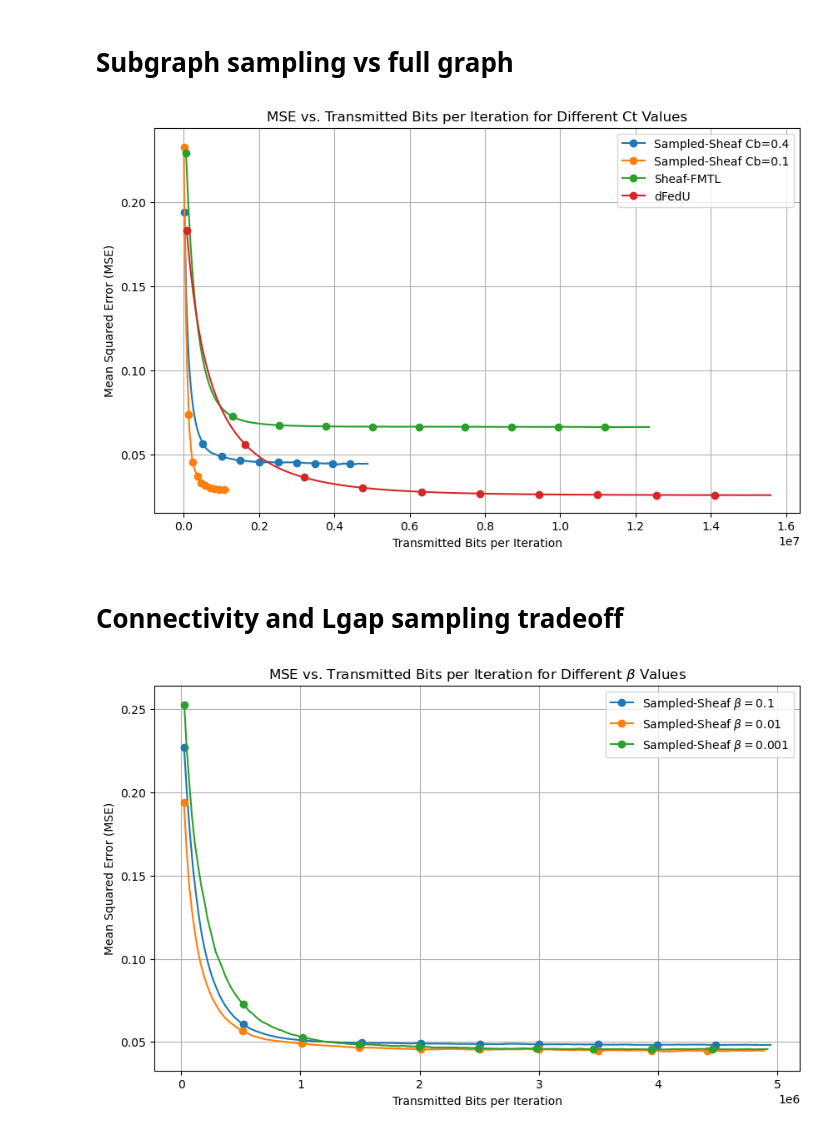
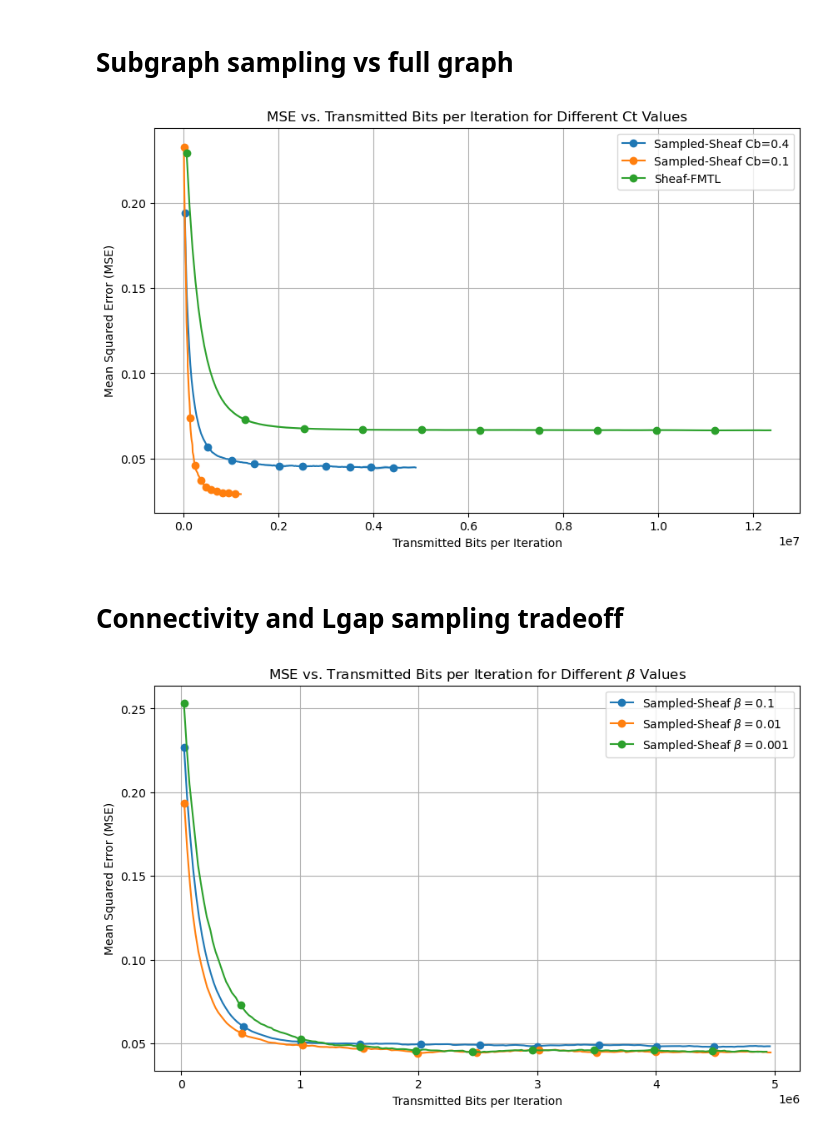
Before and after one commit to abdulmomen-ghalkha/WirelessSheaves, a Jupyter notebook: plots.ipynb, the cells around one changed output. Saved outputs shown, nothing was run; the diff lists cells and outputs as text; code cells hidden in the pictures.

```diff
--- a/plots.ipynb
+++ b/plots.ipynb
@@ -78,7 +78,7 @@ file_patterns = {
     "Sampled-Sheaf Cb=0.4": "./results/school_Sheaf-FMTL-subgraph_0.001_0.005_0.05_5_0.02_factor_0.8_200_beta_0.01_Ct_0.4_time_*.h5",
     "Sampled-Sheaf Cb=0.1": "./results/school_Sheaf-FMTL-subgraph_0.001_0.005_0.05_5_0.02_factor_0.8_200_beta_0.01_Ct_0.1_time_*.h5",
     "Sheaf-FMTL": "./results/school_Sheaf-FMTL_0.001_0.005_0.05_5_0.02_factor_0.8_200_beta_0.001_Ct_0.4_time_*.h5",
-    "dFedU": "./results/school_dFedU_0.001_0.005_0.001_5_0.001_factor_0.3_200_beta_0.01_Ct_1.0_time_*.h5"
+    #"dFedU": "./results/school_dFedU_0.001_0.005_0.001_5_0.001_factor_0.3_200_beta_0.01_Ct_1.0_time_*.h5"
 }
 
 # Plotting
@@ -101,35 +101,35 @@ plt.grid(True)
 plt.savefig("MSE_vs_Transmitted_Bits_baselines.pdf", format="pdf")
 plt.show()
 # %% [output]
-[figure, old version]
+[figure, new version]
 # %% [markdown]
 # Connectivity and Lgap sampling tradeoff
-# %%
-mse_stdct01# Define file patterns for different Ct values
-file_patterns = {
-    r"Sampled-Sheaf $\beta=0.1$": "./results/school_Sheaf-FMTL-subgraph_0.001_0.005_0.05_5_0.02_factor_0.8_200_beta_0.1_Ct_0.4_time_*.h5",
-    r"Sampled-Sheaf $\beta=0.01$": "./results/school_Sheaf-FMTL-subgraph_0.001_0.005_0.05_5_0.02_factor_0.8_200_beta_0.01_Ct_0.4_time_*.h5",
-    r"Sampled-Sheaf $\beta=0.001$": "./results/school_Sheaf-FMTL-subgraph_0.001_0.005_0.05_5_0.02_factor_0.8_200_beta_0.001_Ct_0.4_time_*.h5",
-}
-
-# Plotting
-plt.figure(figsize=(10, 6))
-
-for label, file_pattern in file_patterns.items():
-    # Retrieve transmitted bits, mean MSE, and std MSE for the current pattern
-    transmitted_bits, mse_mean, mse_std = get_mse_mean_std(file_pattern)
-
-    # Plot mean with standard deviation
-    plt.plot(transmitted_bits, mse_mean, label=label, marker='o', linestyle='-', markevery=20)
-    plt.fill_between(transmitted_bits, mse_mean - mse_std, mse_mean + mse_std, alpha=0.2)
-
-# Label the plot
-plt.xlabel("Transmitted Bits per Iteration")
-plt.ylabel("Mean Squared Error (MSE)")
-plt.title(r"MSE vs. Transmitted Bits per Iteration for Different $\beta$ Values")
-plt.legend()
-plt.grid(True)
-plt.savefig("MSE_vs_Transmitted_Bits_beta.pdf", format="pdf")
-plt.show()
-# %% [output]
-[figure, removed]
+# %%
+mse_stdct01# Define file patterns for different Ct values
+file_patterns = {
+    r"Sampled-Sheaf $\beta=0.1$": "./results/school_Sheaf-FMTL-subgraph_0.001_0.005_0.05_5_0.02_factor_0.8_200_beta_0.1_Ct_0.4_time_3.h5",
+    r"Sampled-Sheaf $\beta=0.01$": "./results/school_Sheaf-FMTL-subgraph_0.001_0.005_0.05_5_0.02_factor_0.8_200_beta_0.01_Ct_0.4_time_3.h5",
+    r"Sampled-Sheaf $\beta=0.001$": "./results/school_Sheaf-FMTL-subgraph_0.001_0.005_0.05_5_0.02_factor_0.8_200_beta_0.001_Ct_0.4_time_3.h5",
+}
+
+# Plotting
+plt.figure(figsize=(10, 6))
+
+for label, file_pattern in file_patterns.items():
+    # Retrieve transmitted bits, mean MSE, and std MSE for the current pattern
+    transmitted_bits, mse_mean, mse_std = get_mse_mean_std(file_pattern)
+
+    # Plot mean with standard deviation
+    plt.plot(transmitted_bits, mse_mean, label=label, marker='o', linestyle='-', markevery=20)
+    plt.fill_between(transmitted_bits, mse_mean - mse_std, mse_mean + mse_std, alpha=0.2)
+
+# Label the plot
+plt.xlabel("Transmitted Bits per Iteration")
+plt.ylabel("Mean Squared Error (MSE)")
+plt.title(r"MSE vs. Transmitted Bits per Iteration for Different $\beta$ Values")
+plt.legend()
+plt.grid(True)
+plt.savefig("MSE_vs_Transmitted_Bits_beta.pdf", format="pdf")
+plt.show()
+# %% [output]
+[figure, added]
```
Also changed, not shown: parts of 7 cells of this notebook, 13 other files.
